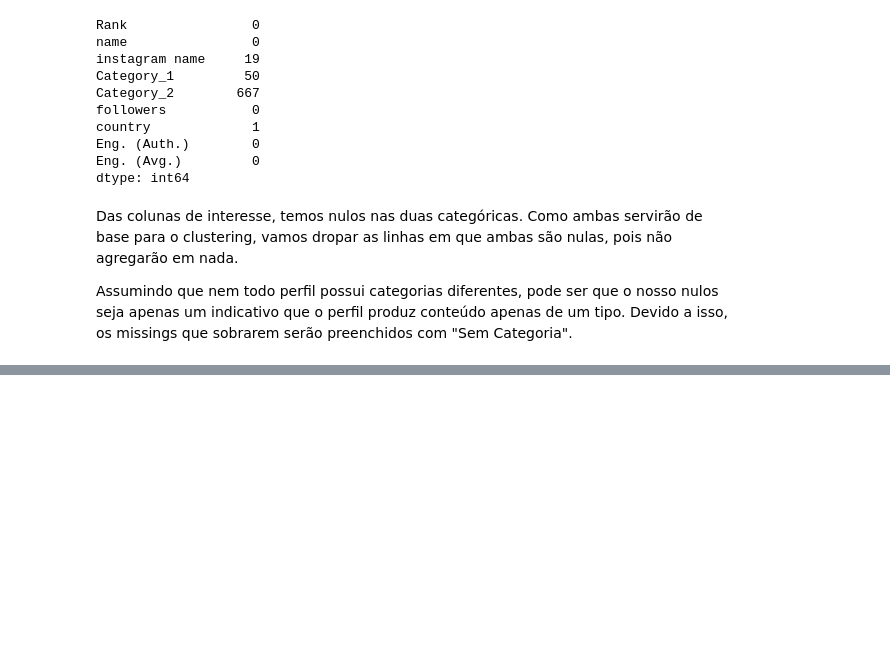
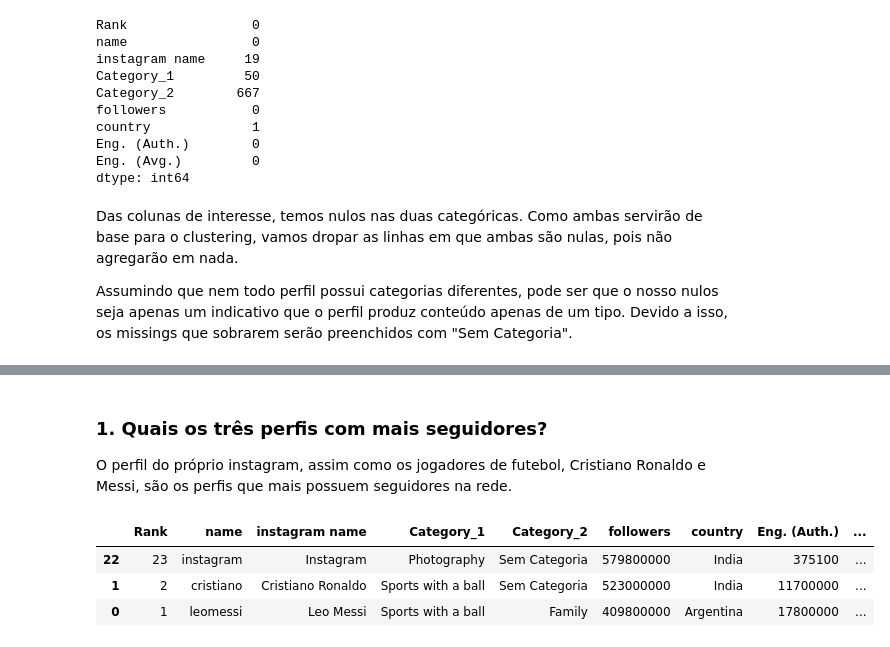
Before and after one commit to dnsrsdata/instagram_eda, a Jupyter notebook: notebooks/EDA.ipynb, the cells around one changed output, grey strips where cells are left out. Cells and saved outputs as stored; diff of their text form; code cells hidden in the pictures; blank space fills up the shorter version.

```diff
--- a/notebooks/EDA.ipynb
+++ b/notebooks/EDA.ipynb
@@ -387,0 +292,4 @@ array([ 5.30115237e-01,  3.21541638e-01,  2.82239623e-01,  4.09143050e-01,
+# %%
+# Criando as colunas
+df_instagram["Eng_per_follower"] = df_instagram["Eng. (Auth.)"] / df_instagram["followers"]
+df_instagram["More_Than_One_category"] = ["yes" if value != "Sem Categoria" else "No" for value in df_instagram["Category_2"]]
@@ -387,0 +310,13 @@ array([ 5.30115237e-01,  3.21541638e-01,  2.82239623e-01,  4.09143050e-01,
+# %% [markdown]
+### 1. Quais os três perfis com mais seguidores?
+
+O perfil do próprio instagram, assim como os jogadores de futebol, Cristiano
+Ronaldo e Messi, são os perfis que mais possuem seguidores na rede.
+# %%
+# Ordenando por seguidores
+df_instagram.sort_values(by="followers", ascending = False).head(3)
+# %% [output]
+|  | Rank | name | instagram name | Category_1 | Category_2 | followers | country | Eng. (Auth.) | ... |
+| 22 | 23 | instagram | Instagram | Photography | Sem Categoria | 579800000 | India | 375100 | ... |
+| 1 | 2 | cristiano | Cristiano Ronaldo | Sports with a ball | Sem Categoria | 523000000 | India | 11700000 | ... |
+| 0 | 1 | leomessi | Leo Messi | Sports with a ball | Family | 409800000 | Argentina | 17800000 | ... |
```
Also changed, not shown: parts of 22 cells of this notebook.
